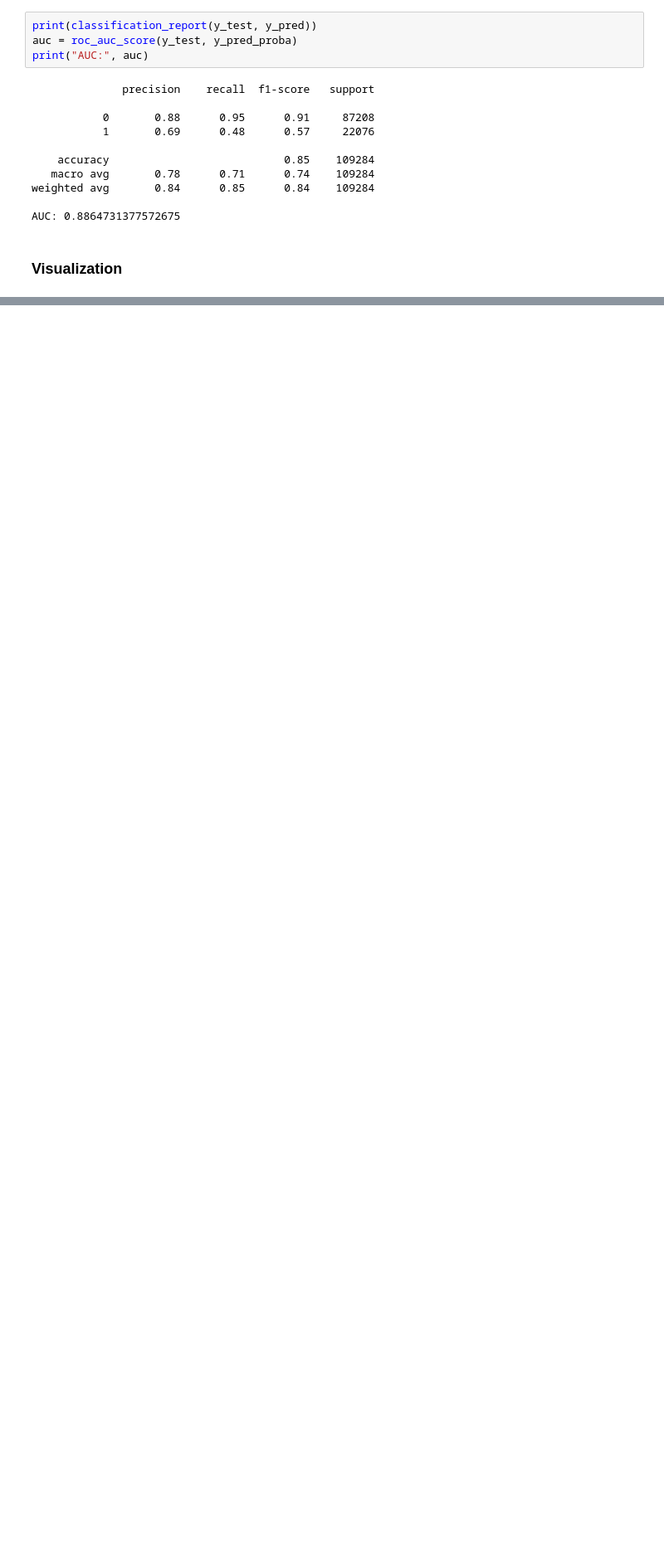
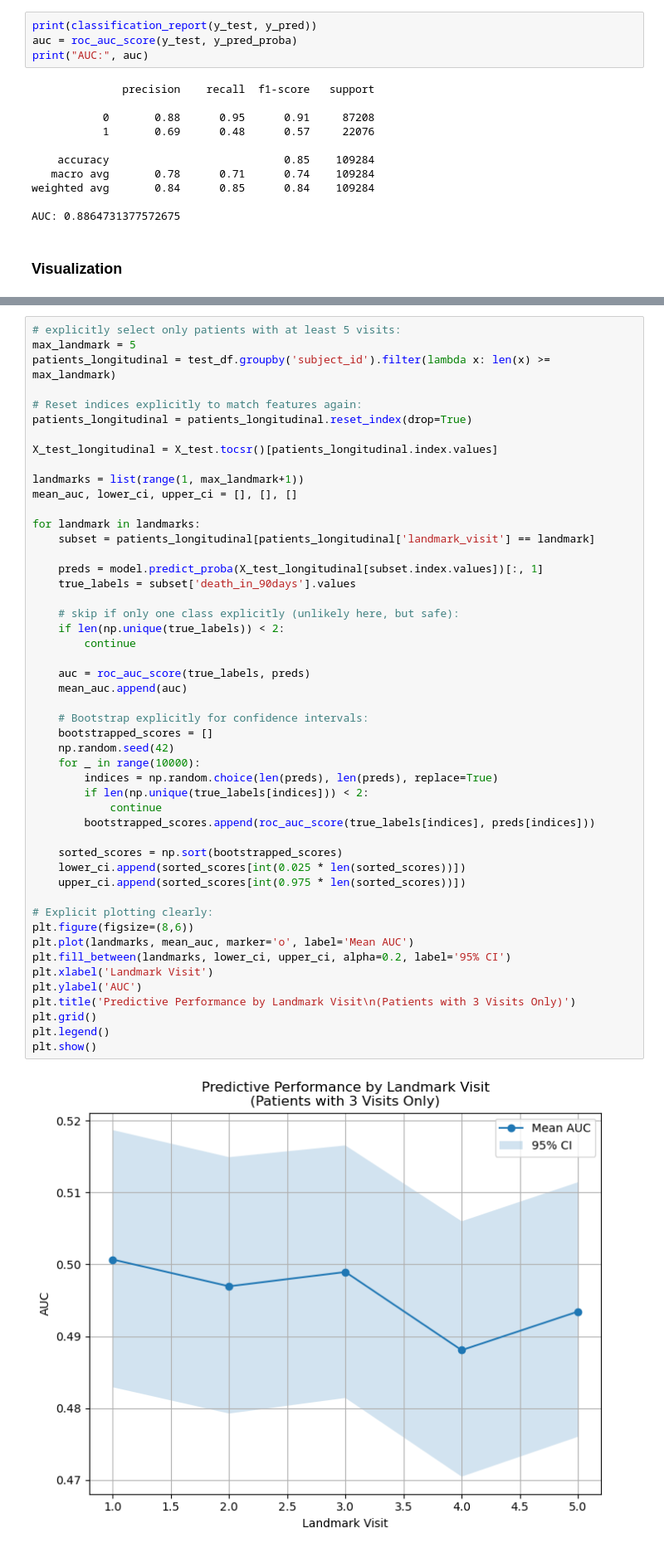
Before and after one commit to michechi/LLMSeq, a Jupyter notebook: src/xgboost.ipynb, the cells around one changed output, grey strips where cells are left out. Shown at 83% size. Drawn from its saved outputs; the diff is of its cells as text; blank space fills up the shorter version.

```diff
--- a/src/xgboost.ipynb
+++ b/src/xgboost.ipynb
@@ -339,0 +814,51 @@ plt.show()
+# %%
+# explicitly select only patients with at least 5 visits:
+max_landmark = 5
+patients_longitudinal = test_df.groupby('subject_id').filter(lambda x: len(x) >= max_landmark)
+
+# Reset indices explicitly to match features again:
+patients_longitudinal = patients_longitudinal.reset_index(drop=True)
+
+X_test_longitudinal = X_test.tocsr()[patients_longitudinal.index.values]
+
+landmarks = list(range(1, max_landmark+1))
+mean_auc, lower_ci, upper_ci = [], [], []
+
+for landmark in landmarks:
+    subset = patients_longitudinal[patients_longitudinal['landmark_visit'] == landmark]
+
+    preds = model.predict_proba(X_test_longitudinal[subset.index.values])[:, 1]
+    true_labels = subset['death_in_90days'].values
+
+    # skip if only one class explicitly (unlikely here, but safe):
+    if len(np.unique(true_labels)) < 2:
+        continue
+
+    auc = roc_auc_score(true_labels, preds)
+    mean_auc.append(auc)
+
+    # Bootstrap explicitly for confidence intervals:
+    bootstrapped_scores = []
+    np.random.seed(42)
+    for _ in range(10000):
+        indices = np.random.choice(len(preds), len(preds), replace=True)
+        if len(np.unique(true_labels[indices])) < 2:
+            continue
+        bootstrapped_scores.append(roc_auc_score(true_labels[indices], preds[indices]))
+
+    sorted_scores = np.sort(bootstrapped_scores)
+    lower_ci.append(sorted_scores[int(0.025 * len(sorted_scores))])
+    upper_ci.append(sorted_scores[int(0.975 * len(sorted_scores))])
+
+# Explicit plotting clearly:
+plt.figure(figsize=(8,6))
+plt.plot(landmarks, mean_auc, marker='o', label='Mean AUC')
+plt.fill_between(landmarks, lower_ci, upper_ci, alpha=0.2, label='95% CI')
+plt.xlabel('Landmark Visit')
+plt.ylabel('AUC')
+plt.title('Predictive Performance by Landmark Visit\n(Patients with 3 Visits Only)')
+plt.grid()
+plt.legend()
+plt.show()
+# %% [output]
+[figure, added]
```
Also changed, not shown: parts of 19 cells of this notebook, 1 other file.
